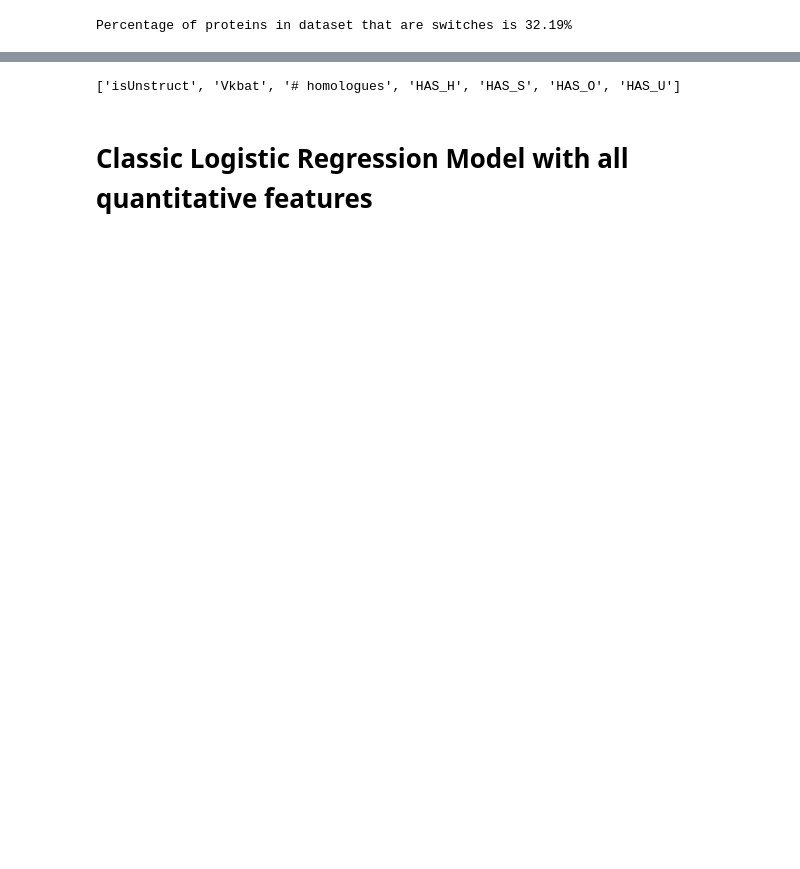
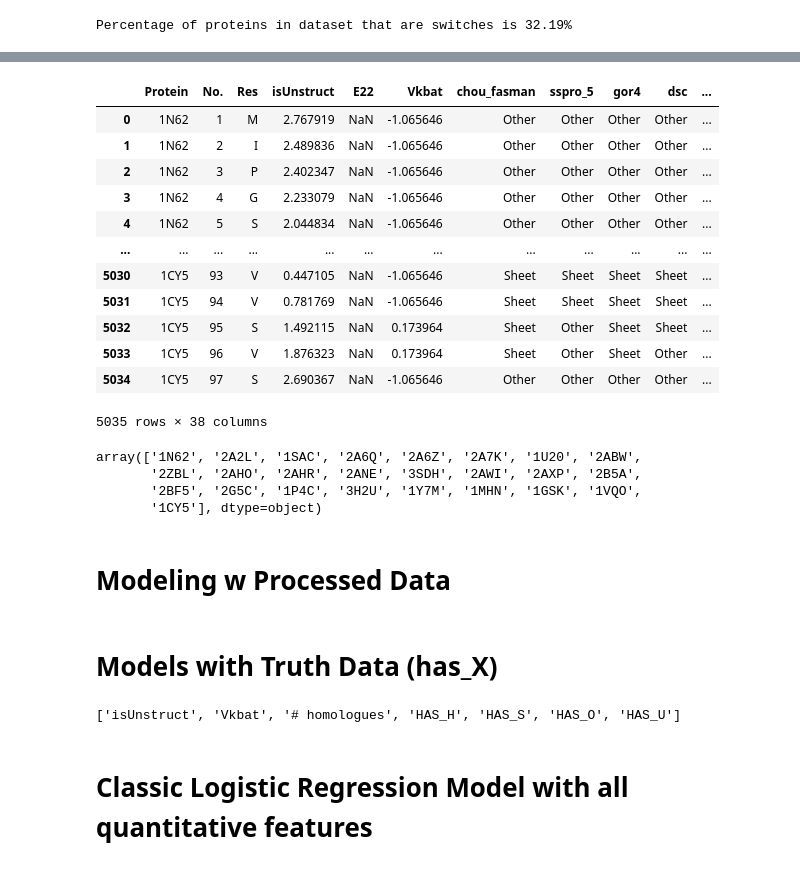
Before and after one commit to RitaliJ/research-LustigGroup-SJSU, a Jupyter notebook: PartialDatasetPractice/partial-data-practice.ipynb, the cells around one changed output, grey strips where cells are left out. Cells and saved outputs as stored; diff of their text form; code cells hidden in the pictures; blank space fills up the shorter version.

Commit message:
Standardized quantitative data and performed one hot encoding

```diff
--- a/PartialDatasetPractice/partial-data-practice.ipynb
+++ b/PartialDatasetPractice/partial-data-practice.ipynb
@@ -62,0 +129,7 @@ Percentage of proteins in dataset that are switches is 32.19%
+# %%
+ohe = OneHotEncoder()
+ohe_features_array = ohe.fit_transform(standardized_data[['chou_fasman', 'sspro_5', 'gor4', 'dsc', 'jnet', 'psipred']]).toarray()
+print(ohe_features_array)
+print(len(ohe_features_array))
+feature_labels = ohe.categories_
+print(feature_labels)
@@ -62,0 +146,3 @@ Percentage of proteins in dataset that are switches is 32.19%
+# %%
+feature_labels = ohe.get_feature_names_out(['chou_fasman', 'sspro_5', 'gor4', 'dsc', 'jnet', 'psipred'])
+print(feature_labels)
@@ -62,0 +160,3 @@ Percentage of proteins in dataset that are switches is 32.19%
+# %%
+ohe_df = pd.DataFrame(ohe_features_array, columns = feature_labels)
+print(ohe_df)
@@ -63 +181,35 @@ Percentage of proteins in dataset that are switches is 32.19%
+# %%
+standardized_data = standardized_data.reset_index() # for clean merging of the data frames
+# %%
+df_mo = pd.concat(
+    [standardized_data, ohe_df],
+    axis=1)
+df_mo = df_mo.drop(columns=['index'])
+df_mo
+# %% [output]
+|  | Protein | No. | Res | isUnstruct | E22 | Vkbat | chou_fasman | sspro_5 | gor4 | dsc | ... |
+| 0 | 1N62 | 1 | M | 2.767919 | NaN | -1.065646 | Other | Other | Other | Other | ... |
+| 1 | 1N62 | 2 | I | 2.489836 | NaN | -1.065646 | Other | Other | Other | Other | ... |
+| 2 | 1N62 | 3 | P | 2.402347 | NaN | -1.065646 | Other | Other | Other | Other | ... |
+| 3 | 1N62 | 4 | G | 2.233079 | NaN | -1.065646 | Other | Other | Other | Other | ... |
+| 4 | 1N62 | 5 | S | 2.044834 | NaN | -1.065646 | Other | Other | Other | Other | ... |
+| ... | ... | ... | ... | ... | ... | ... | ... | ... | ... | ... | ... |
+| 5030 | 1CY5 | 93 | V | 0.447105 | NaN | -1.065646 | Sheet | Sheet | Sheet | Sheet | ... |
+| 5031 | 1CY5 | 94 | V | 0.781769 | NaN | -1.065646 | Sheet | Sheet | Sheet | Sheet | ... |
+| 5032 | 1CY5 | 95 | S | 1.492115 | NaN | 0.173964 | Sheet | Other | Sheet | Sheet | ... |
+| 5033 | 1CY5 | 96 | V | 1.876323 | NaN | 0.173964 | Sheet | Other | Sheet | Other | ... |
+| 5034 | 1CY5 | 97 | S | 2.690367 | NaN | -1.065646 | Other | Other | Other | Other | ... |
+5035 rows × 38 columns
+# %%
+# checking whether to ohe protein names
+df_mo['Protein'].unique()
+# %% [output]
+array(['1N62', '2A2L', '1SAC', '2A6Q', '2A6Z', '2A7K', '1U20', '2ABW',
+       '2ZBL', '2AHO', '2AHR', '2ANE', '3SDH', '2AWI', '2AXP', '2B5A',
+       '2BF5', '2G5C', '1P4C', '3H2U', '1Y7M', '1MHN', '1GSK', '1VQO',
+       '1CY5'], dtype=object)
+# %% [markdown]
+# Modeling w Processed Data
+# %% [markdown]
+# Models with Truth Data (has_X)
 # %%
```
Also changed, not shown: parts of 36 cells of this notebook, 1 other file.
